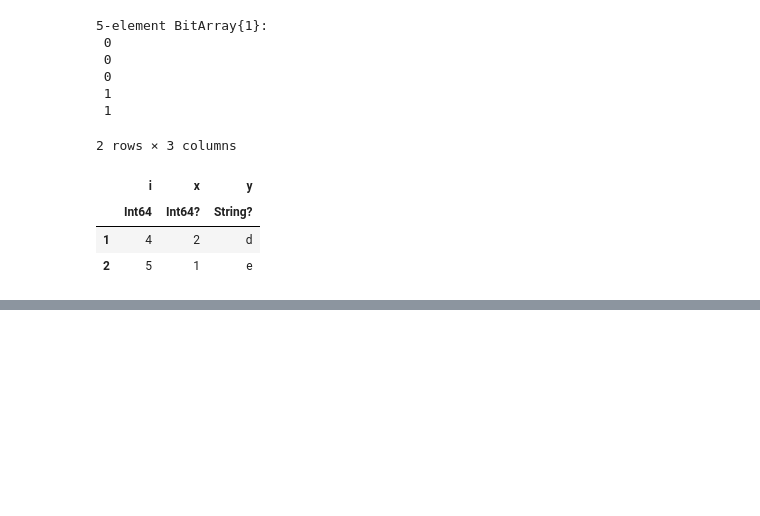
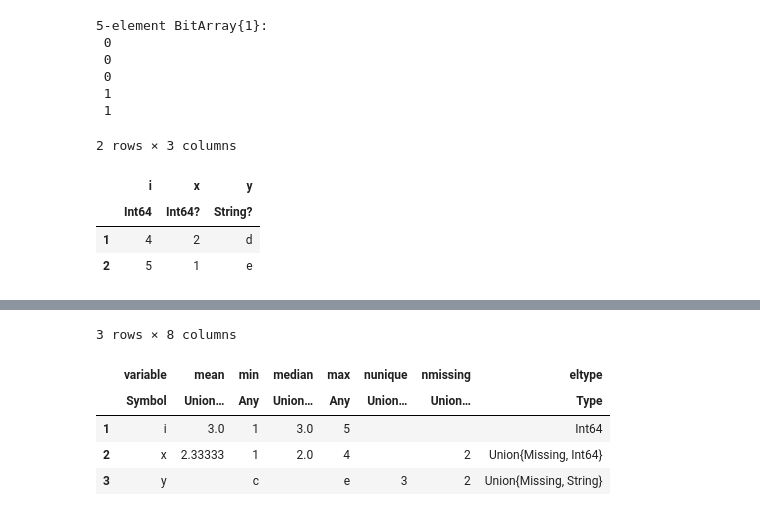
Before and after one commit to damiansp/julia, a Jupyter notebook: dsDocs/DataFrames/functions.jl.ipynb, the cells around one changed output, grey strips where cells are left out. Cells and saved outputs as stored; diff of their text form; code cells hidden in the pictures; blank space fills up the shorter version.

```diff
--- a/dsDocs/DataFrames/functions.jl.ipynb
+++ b/dsDocs/DataFrames/functions.jl.ipynb
@@ -841,0 +871,9 @@ df[completecases(df), :]
+# %%
+describe(df)
+# %% [output]
+3 rows × 8 columns
+|  | variable | mean | min | median | max | nunique | nmissing | eltype |
+|  | Symbol | Union… | Any | Union… | Any | Union… | Union… | Type |
+| 1 | i | 3.0 | 1 | 3.0 | 5 |  |  | Int64 |
+| 2 | x | 2.33333 | 1 | 2.0 | 4 |  | 2 | Union{Missing, Int64} |
+| 3 | y |  | c |  | e | 3 | 2 | Union{Missing, String} |
```
Also changed, not shown: parts of 6 cells of this notebook.
